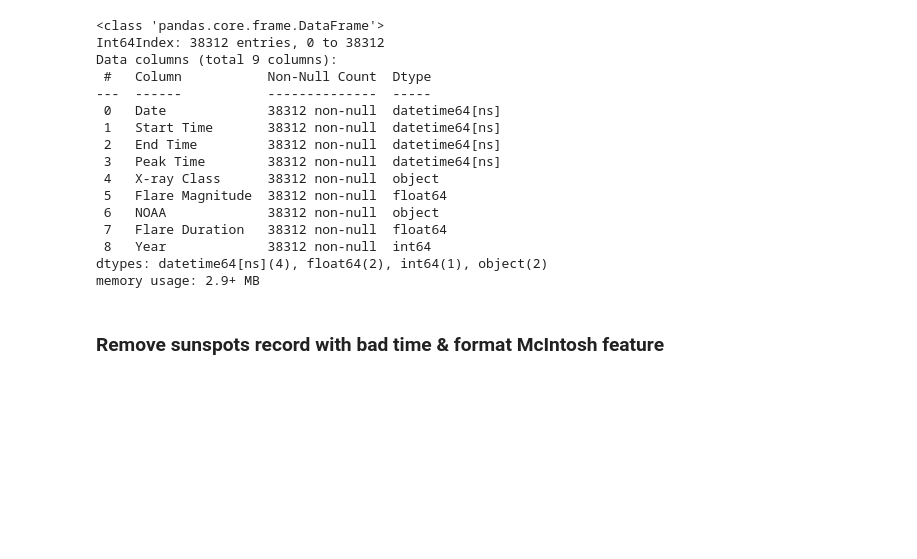
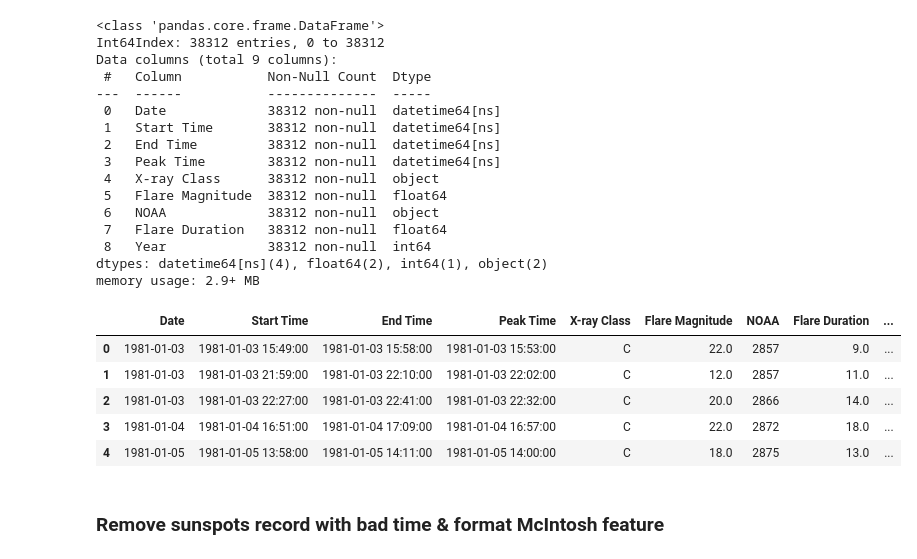
Before and after one commit to ogunsakin01/sunspot-and-solar-flares-model, a Jupyter notebook: space_weather_data_experiment.ipynb, the cells around one changed output. Saved outputs shown, nothing was run; the diff lists cells and outputs as text; code cells hidden in the pictures; blank space fills up the shorter version.

```diff
--- a/space_weather_data_experiment.ipynb
+++ b/space_weather_data_experiment.ipynb
@@ -249,6 +250,15 @@ Data columns (total 9 columns):
  8   Year             38312 non-null  int64
 dtypes: datetime64[ns](4), float64(2), int64(1), object(2)
 memory usage: 2.9+ MB
+# %%
+flares.head()
+# %% [output]
+|  | Date | Start Time | End Time | Peak Time | X-ray Class | Flare Magnitude | NOAA | Flare Duration | ... |
+| 0 | 1981-01-03 | 1981-01-03 15:49:00 | 1981-01-03 15:58:00 | 1981-01-03 15:53:00 | C | 22.0 | 2857 | 9.0 | ... |
+| 1 | 1981-01-03 | 1981-01-03 21:59:00 | 1981-01-03 22:10:00 | 1981-01-03 22:02:00 | C | 12.0 | 2857 | 11.0 | ... |
+| 2 | 1981-01-03 | 1981-01-03 22:27:00 | 1981-01-03 22:41:00 | 1981-01-03 22:32:00 | C | 20.0 | 2866 | 14.0 | ... |
+| 3 | 1981-01-04 | 1981-01-04 16:51:00 | 1981-01-04 17:09:00 | 1981-01-04 16:57:00 | C | 22.0 | 2872 | 18.0 | ... |
+| 4 | 1981-01-05 | 1981-01-05 13:58:00 | 1981-01-05 14:11:00 | 1981-01-05 14:00:00 | C | 18.0 | 2875 | 13.0 | ... |
 # %% [markdown]
 ### Remove sunspots record with bad time & format McIntosh feature
 # %%
```
Also changed, not shown: parts of 30 cells of this notebook, 1 other file.
